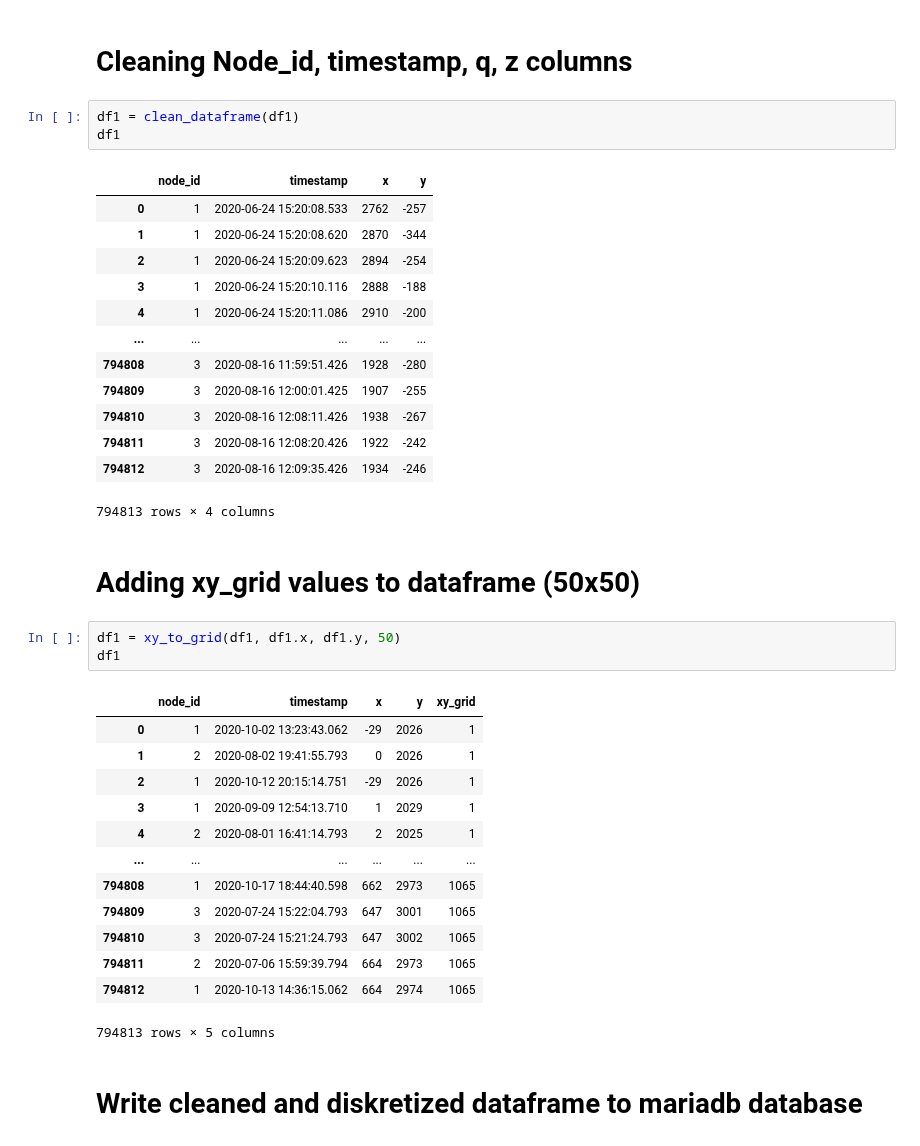
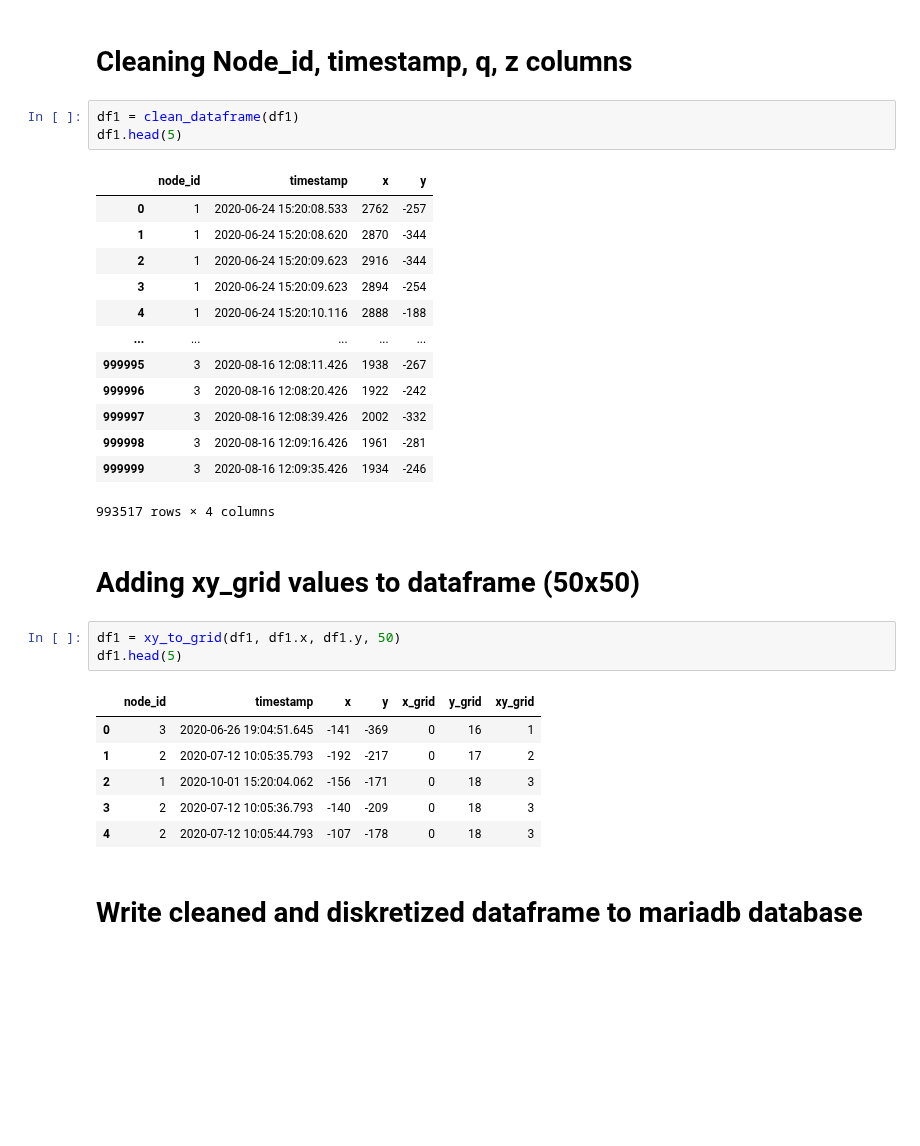
Before and after one commit to Erik-Eki/Project-2-machine-learning-applications, a Jupyter notebook: main.ipynb, the cells around one changed output. Drawn from its saved outputs; the diff is of its cells as text; blank space fills up the shorter version.

```diff
--- a/main.ipynb
+++ b/main.ipynb
@@ -76,40 +76,33 @@ Total outliers detected: 198704
 # Cleaning Node_id, timestamp, q, z columns
 # %%
 df1 = clean_dataframe(df1)
-df1
+df1.head(5)
 # %% [output]
 |  | node_id | timestamp | x | y |
 | 0 | 1 | 2020-06-24 15:20:08.533 | 2762 | -257 |
 | 1 | 1 | 2020-06-24 15:20:08.620 | 2870 | -344 |
-| 2 | 1 | 2020-06-24 15:20:09.623 | 2894 | -254 |
-| 3 | 1 | 2020-06-24 15:20:10.116 | 2888 | -188 |
-| 4 | 1 | 2020-06-24 15:20:11.086 | 2910 | -200 |
+| 2 | 1 | 2020-06-24 15:20:09.623 | 2916 | -344 |
+| 3 | 1 | 2020-06-24 15:20:09.623 | 2894 | -254 |
+| 4 | 1 | 2020-06-24 15:20:10.116 | 2888 | -188 |
 | ... | ... | ... | ... | ... |
-| 794808 | 3 | 2020-08-16 11:59:51.426 | 1928 | -280 |
-| 794809 | 3 | 2020-08-16 12:00:01.425 | 1907 | -255 |
-| 794810 | 3 | 2020-08-16 12:08:11.426 | 1938 | -267 |
-| 794811 | 3 | 2020-08-16 12:08:20.426 | 1922 | -242 |
-| 794812 | 3 | 2020-08-16 12:09:35.426 | 1934 | -246 |
+| 999995 | 3 | 2020-08-16 12:08:11.426 | 1938 | -267 |
+| 999996 | 3 | 2020-08-16 12:08:20.426 | 1922 | -242 |
+| 999997 | 3 | 2020-08-16 12:08:39.426 | 2002 | -332 |
+| 999998 | 3 | 2020-08-16 12:09:16.426 | 1961 | -281 |
+| 999999 | 3 | 2020-08-16 12:09:35.426 | 1934 | -246 |
-794813 rows × 4 columns
+993517 rows × 4 columns
 # %% [markdown]
 # Adding xy_grid values to dataframe (50x50)
 # %%
 df1 = xy_to_grid(df1, df1.x, df1.y, 50)
-df1
+df1.head(5)
 # %% [output]
-|  | node_id | timestamp | x | y | xy_grid |
-| 0 | 1 | 2020-10-02 13:23:43.062 | -29 | 2026 | 1 |
-| 1 | 2 | 2020-08-02 19:41:55.793 | 0 | 2026 | 1 |
-| 2 | 1 | 2020-10-12 20:15:14.751 | -29 | 2026 | 1 |
-| 3 | 1 | 2020-09-09 12:54:13.710 | 1 | 2029 | 1 |
-| 4 | 2 | 2020-08-01 16:41:14.793 | 2 | 2025 | 1 |
-| ... | ... | ... | ... | ... | ... |
-| 794808 | 1 | 2020-10-17 18:44:40.598 | 662 | 2973 | 1065 |
-| 794809 | 3 | 2020-07-24 15:22:04.793 | 647 | 3001 | 1065 |
-| 794810 | 3 | 2020-07-24 15:21:24.793 | 647 | 3002 | 1065 |
-| 794811 | 2 | 2020-07-06 15:59:39.794 | 664 | 2973 | 1065 |
-| 794812 | 1 | 2020-10-13 14:36:15.062 | 664 | 2974 | 1065 |
+|  | node_id | timestamp | x | y | x_grid | y_grid | xy_grid |
+| 0 | 3 | 2020-06-26 19:04:51.645 | -141 | -369 | 0 | 16 | 1 |
+| 1 | 2 | 2020-07-12 10:05:35.793 | -192 | -217 | 0 | 17 | 2 |
+| 2 | 1 | 2020-10-01 15:20:04.062 | -156 | -171 | 0 | 18 | 3 |
+| 3 | 2 | 2020-07-12 10:05:36.793 | -140 | -209 | 0 | 18 | 3 |
+| 4 | 2 | 2020-07-12 10:05:44.793 | -107 | -178 | 0 | 18 | 3 |
-794813 rows × 5 columns
 # %% [markdown]
 # Write cleaned and diskretized dataframe to mariadb database
 # %%
```
Also changed, not shown: 1 other file.
